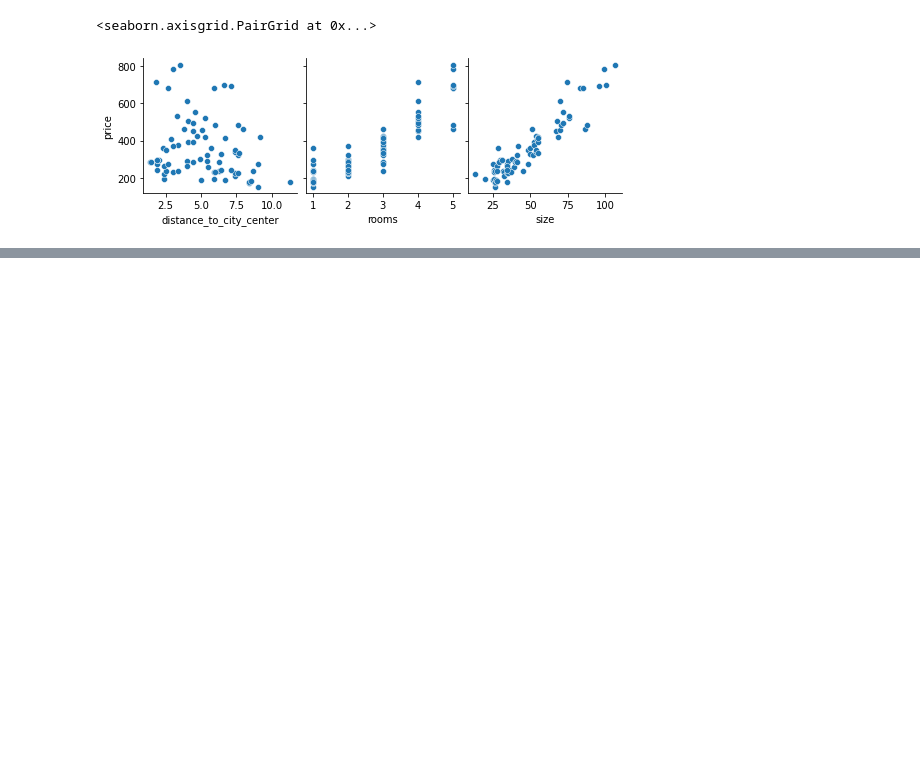
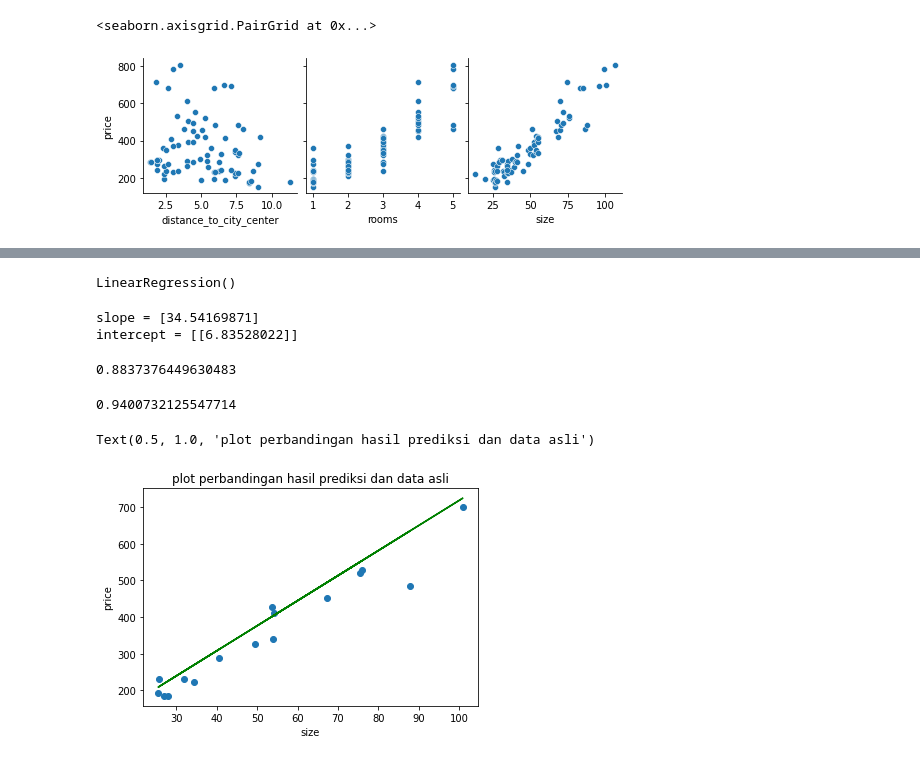
Before and after one commit to mirdhasuciananda/Regresi-Linier, a Jupyter notebook: Python-Regresi-Linier/Regresi-Linier-python.ipynb, the cells around one changed output, grey strips where cells are left out. Saved outputs shown, nothing was run; the diff lists cells and outputs as text; code cells hidden in the pictures; blank space fills up the shorter version.

```diff
--- a/Python-Regresi-Linier/Regresi-Linier-python.ipynb
+++ b/Python-Regresi-Linier/Regresi-Linier-python.ipynb
@@ -95,0 +78,43 @@ y = df['price']
+# %%
+x = df['size'].values.reshape(-1,1)
+y = df['price'].values.reshape(-1,1)
+# %%
+# split data train data test
+X_train, X_test, y_train, y_test = train_test_split(x, y, train_size=0.8, test_size=0.2, random_state=100)
+# %%
+# membuat object variabel linier regresi
+regressor = linear_model.LinearRegression()
+# %%
+# training model menggunakan training data
+regressor.fit(X_train,y_train)
+# %% [output]
+LinearRegression()
+# %%
+# mencari koefisien regresi dalam hal ini adalah koefisien/slope(b1) dan intercept(b0)
+print('slope =', regressor.intercept_)
+print('intercept =', regressor.coef_)
+# %% [output]
+slope = [34.54169871]
+intercept = [[6.83528022]]
+# %%
+# mencari skor akurasi dari meodel menggunakan testing data
+regressor.score(X_test,y_test)
+# %% [output]
+0.8837376449630483
+# %%
+# menghitung korelasi testing data
+math.sqrt(regressor.score(X_test,y_test))
+# %% [output]
+0.9400732125547714
+# %%
+# visualisasi hasil regresi linier
+y_prediksi = regressor.predict(X_test)
+
+plt.scatter(X_test,y_test)
+plt.plot(X_test,y_prediksi, c='g')
+plt.xlabel('size')
+plt.ylabel('price')
+plt.title('plot perbandingan hasil prediksi dan data asli')
+# %% [output]
+Text(0.5, 1.0, 'plot perbandingan hasil prediksi dan data asli')
+[figure, added]
```
Also changed, not shown: parts of 11 cells of this notebook.
